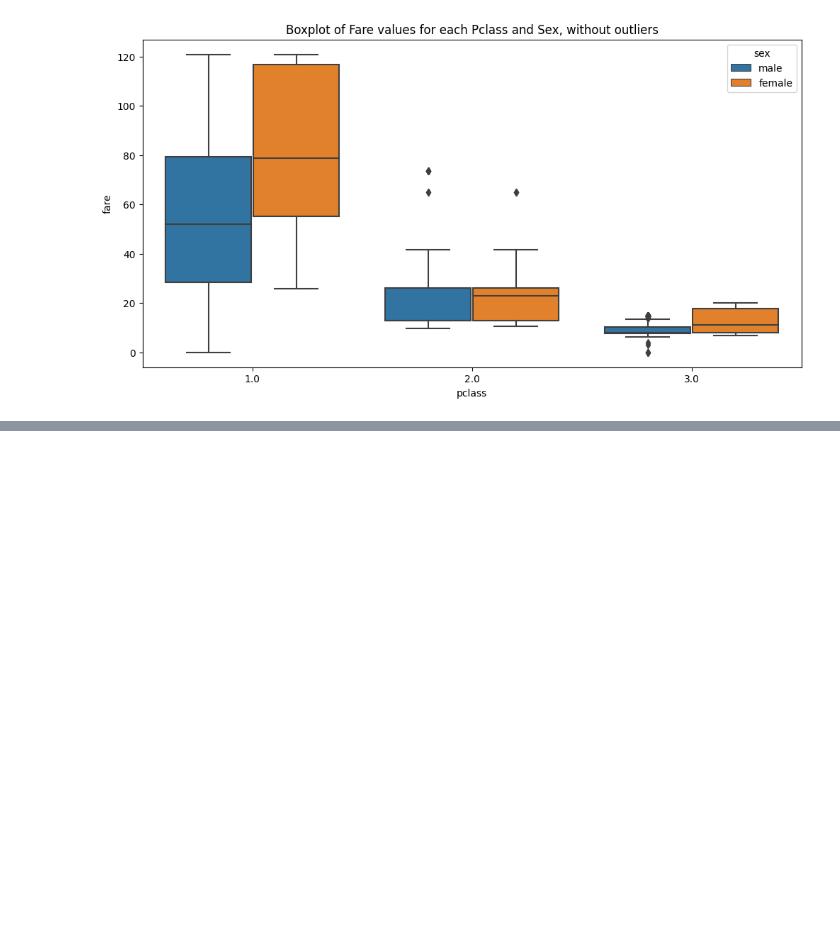
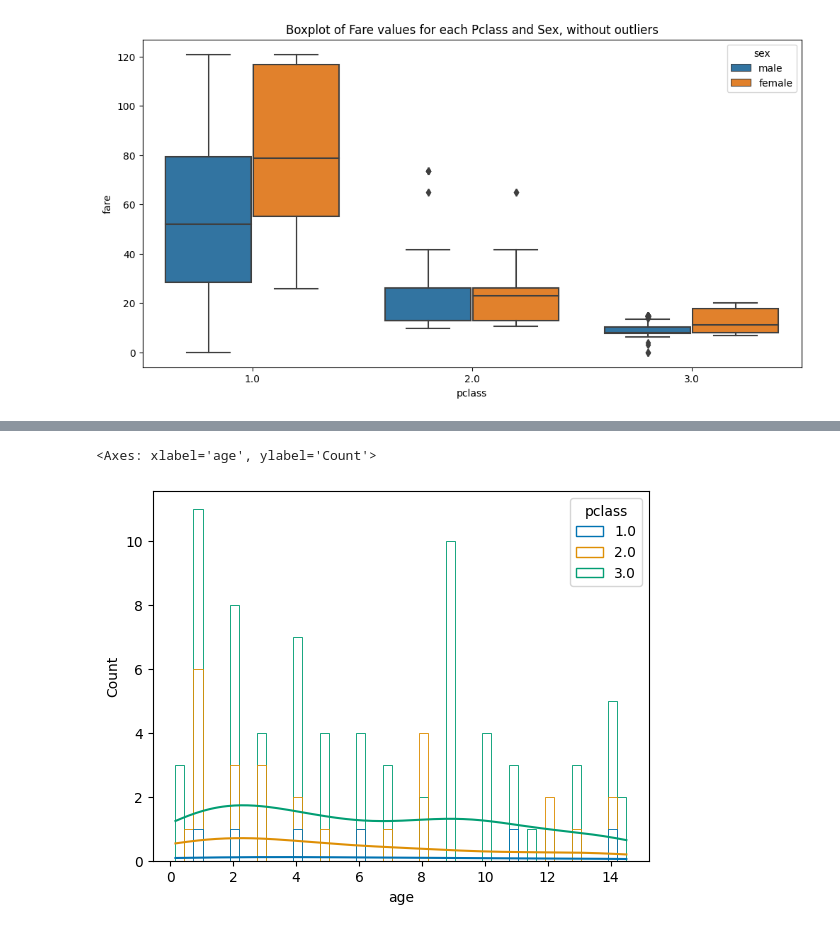
Before and after one commit to yunuxemre/Data-Mining-Example, a Jupyter notebook: TitanikVeriAnaliziV2.ipynb, the cells around one changed output, grey strips where cells are left out. Cells and saved outputs as stored; diff of their text form; code cells hidden in the pictures; blank space fills up the shorter version.

```diff
--- a/TitanikVeriAnaliziV2.ipynb
+++ b/TitanikVeriAnaliziV2.ipynb
@@ -387,0 +438,5 @@ plt.show()
+# %%
+sns.histplot(children, x = 'age', hue = 'pclass', palette = 'colorblind', bins = 50, fill = False, kde = True)
+# %% [output]
+<Axes: xlabel='age', ylabel='Count'>
+[figure, added]
```
Also changed, not shown: parts of 21 cells of this notebook.
